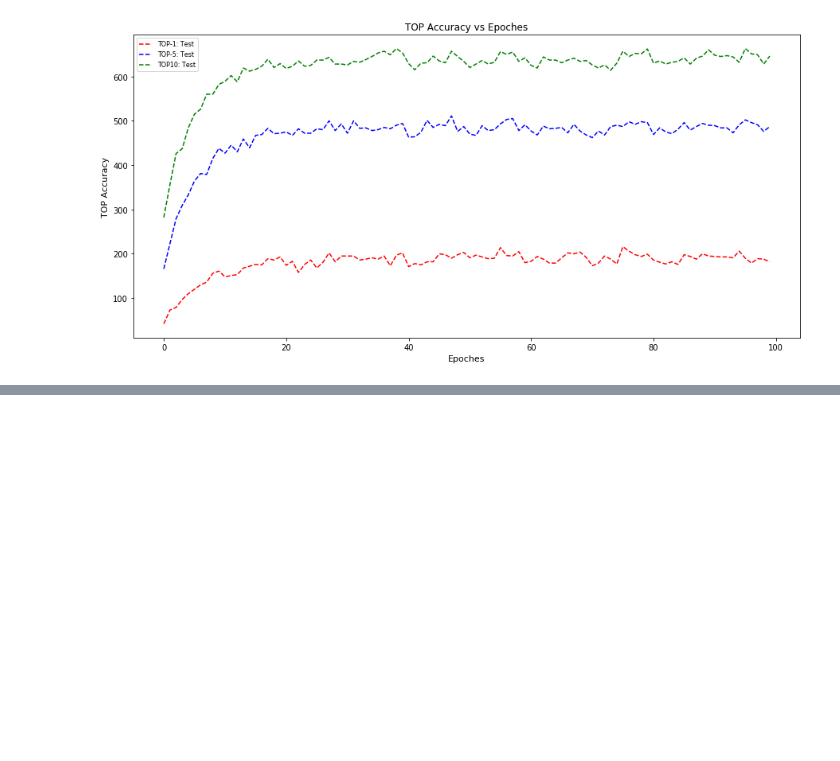
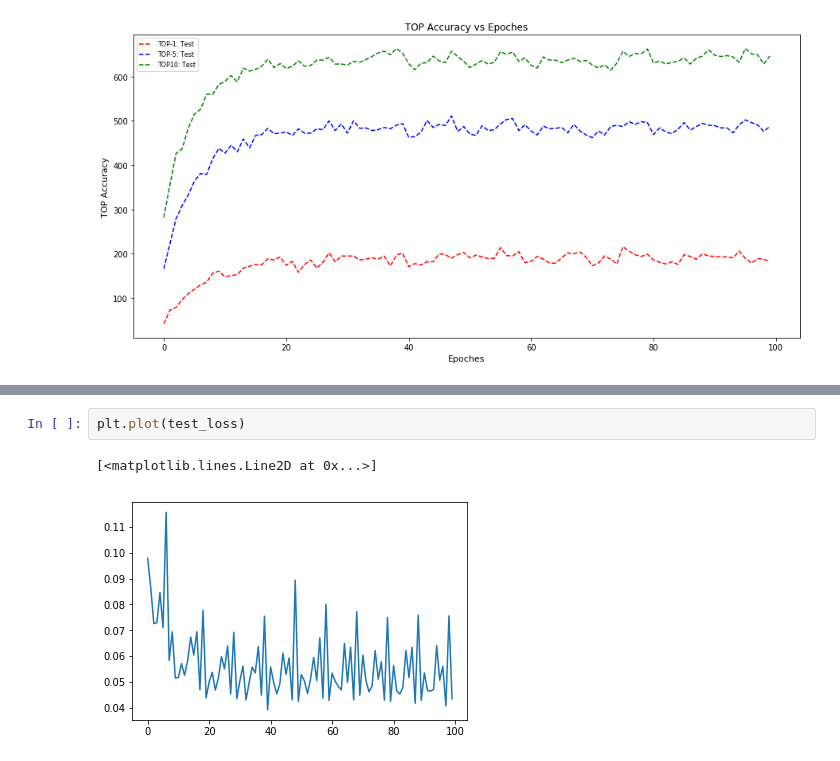
Before and after one commit to zenoWZH/textsimiliarity, a Jupyter notebook: 2017-7-31 实验数据收集：短文章lstm.ipynb, the cells around one changed output, grey strips where cells are left out. Cells and saved outputs as stored; diff of their text form; blank space fills up the shorter version.

```diff
--- a/2017-7-31 实验数据收集：短文章lstm.ipynb
+++ b/2017-7-31 实验数据收集：短文章lstm.ipynb
@@ -1975,0 +2032,5 @@ plt.show()
+# %%
+plt.plot(test_loss)
+# %% [output]
+[<matplotlib.lines.Line2D at 0x...>]
+[figure, added]
```
Also changed, not shown: parts of 28 cells of this notebook, 24 other files.
